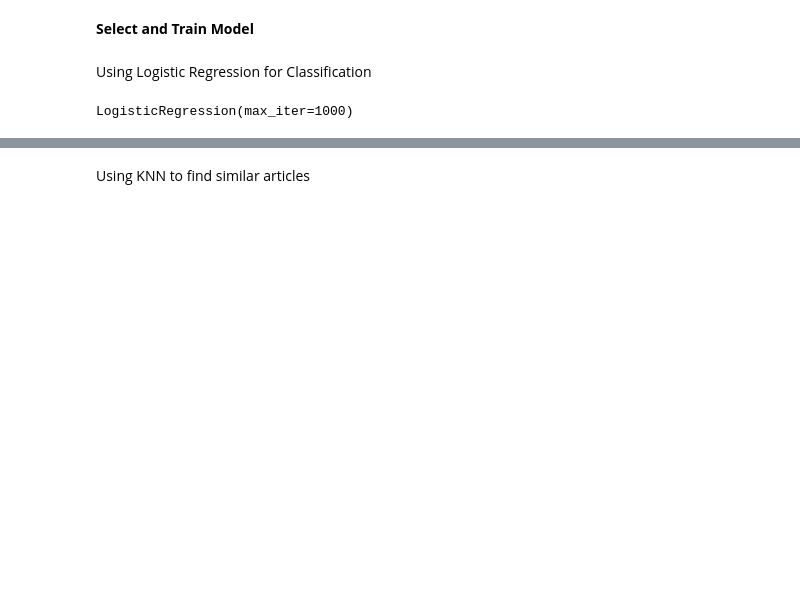
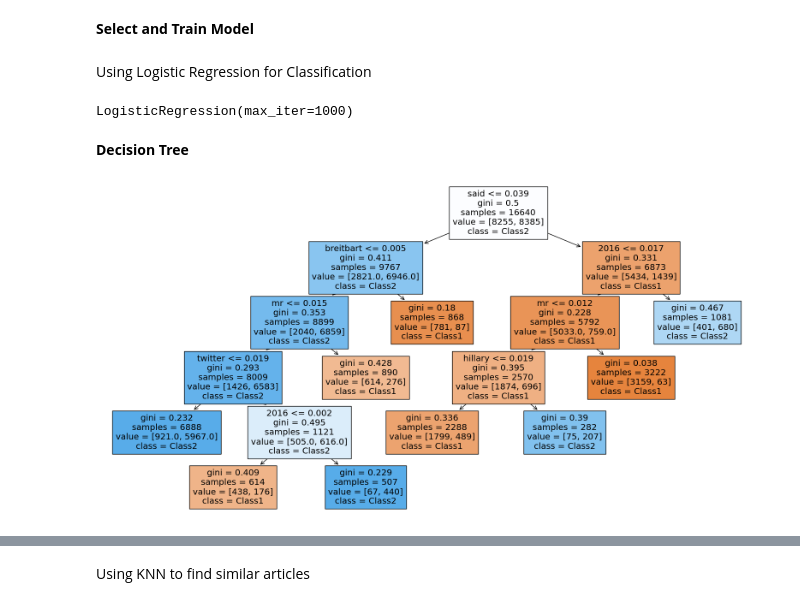
Before and after one commit to wowthedoge/fypfakenews, a Jupyter notebook: main.ipynb, the cells around one changed output, grey strips where cells are left out. Cells and saved outputs as stored; diff of their text form; code cells hidden in the pictures; blank space fills up the shorter version.

Commit message:
shap + other models

```diff
--- a/main.ipynb
+++ b/main.ipynb
@@ -37,11 +24,9 @@ Name: label, Length: 20800, dtype: int64
 # %%
-# print("Imputing null values and further preprocessing...")
-
-# null_imputation_dict = {
-#     'id': 'None',
-#     'title': 'None',
-#     'text': 'None',
-#     'label': 'None'
-#     }
-
-# df = df.fillna(value=null_imputation_dict)
+# Imputing null values
+null_imputation_dict = {
+    'id': 'None',
+    'title': 'None',
+    'text': 'None',
+    'label': 'None'
+    }
+df = df.fillna(value=null_imputation_dict)
@@ -86,0 +68,10 @@ Converting article embeddings into a DataFrame object...
+# %%
+
+# TfIdf
+from sklearn.feature_extraction.text import TfidfVectorizer
+tfidf_vectorizer = TfidfVectorizer(max_features=1000)
+tfidf_matrix = tfidf_vectorizer.fit_transform(df['text'])
+tfidf_df = pd.DataFrame(tfidf_matrix.toarray(), columns=tfidf_vectorizer.get_feature_names_out())
+df.reset_index(drop=True, inplace=True)
+df_article_embeddings = pd.concat([df[['id', 'label']], tfidf_df], axis=1)
+print(df_article_embeddings)
@@ -106,3 +112,23 @@ lr_model = LogisticRegression(max_iter=1000)
 lr_model.fit(X_train, y_train)
 # %% [output]
 LogisticRegression(max_iter=1000)
+# %% [markdown]
+**Decision Tree**
+# %%
+from sklearn.tree import plot_tree
+import matplotlib.pyplot as plt
+from sklearn.tree import DecisionTreeClassifier
+
+# Initialize the Decision Tree Classifier
+dt_model = DecisionTreeClassifier(ccp_alpha=0.005)
+
+# Fit the Decision Tree model on the training data
+dt_model.fit(X_train, y_train)
+
+
+# Plot the decision tree
+plt.figure(figsize=(20,10))  # Set the size of the figure
+plot_tree(dt_model, filled=True, feature_names=X_train.columns, class_names=['Class1', 'Class2'])
+plt.show()
+# %% [output]
+[figure, added]
```
Also changed, not shown: parts of 25 cells of this notebook, 7 other files.
